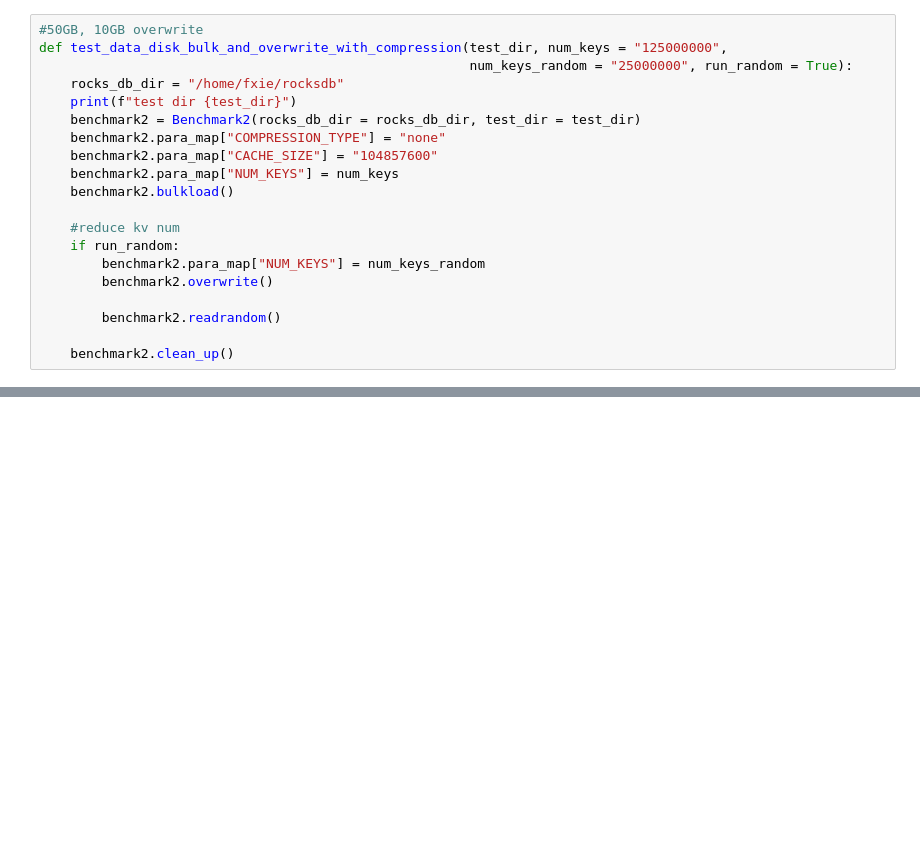
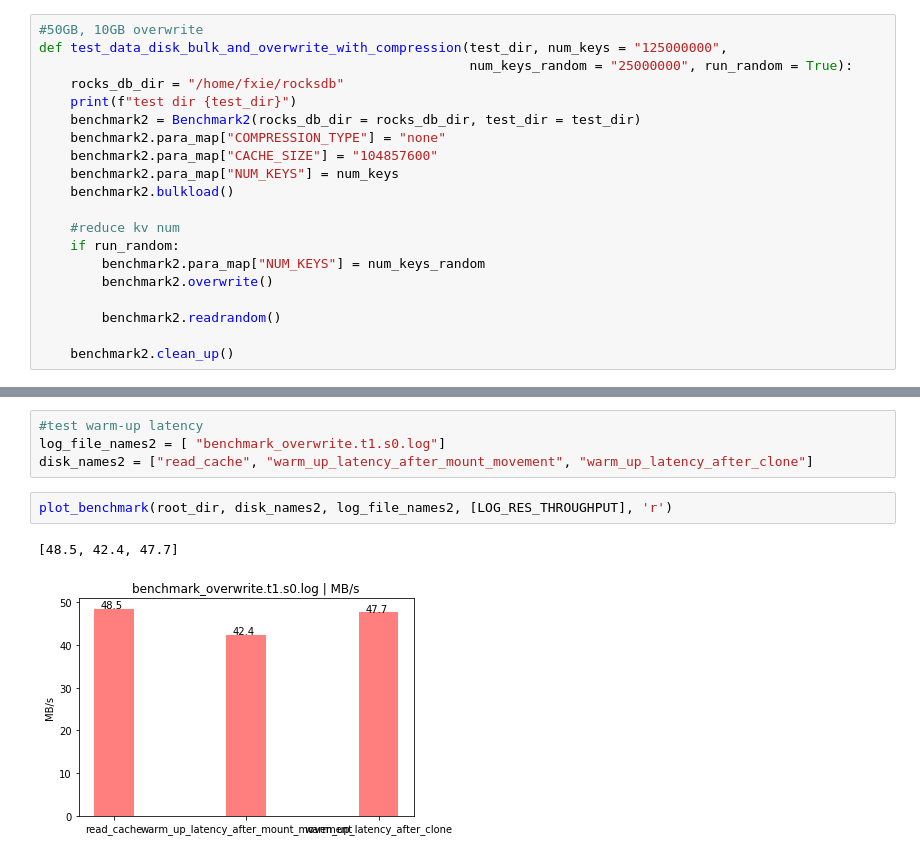
Before and after one commit to xiefan46/samza-azure-storage, a Jupyter notebook: milestone2/python/rocksdb_benchmark.ipynb, the cells around one changed output, grey strips where cells are left out. Cells and saved outputs as stored; diff of their text form; blank space fills up the shorter version.

```diff
--- a/milestone2/python/rocksdb_benchmark.ipynb
+++ b/milestone2/python/rocksdb_benchmark.ipynb
@@ -26,0 +86,9 @@ def test_data_disk_bulk_and_overwrite_with_compression(test_dir, num_keys = "125
+# %%
+#test warm-up latency
+log_file_names2 = [ "benchmark_overwrite.t1.s0.log"]
+disk_names2 = ["read_cache", "warm_up_latency_after_mount_movement", "warm_up_latency_after_clone"]
+# %%
+plot_benchmark(root_dir, disk_names2, log_file_names2, [LOG_RES_THROUGHPUT], 'r')
+# %% [output]
+[48.5, 42.4, 47.7]
+[figure, added]
```
Also changed, not shown: parts of 13 cells of this notebook, 23 other files.
